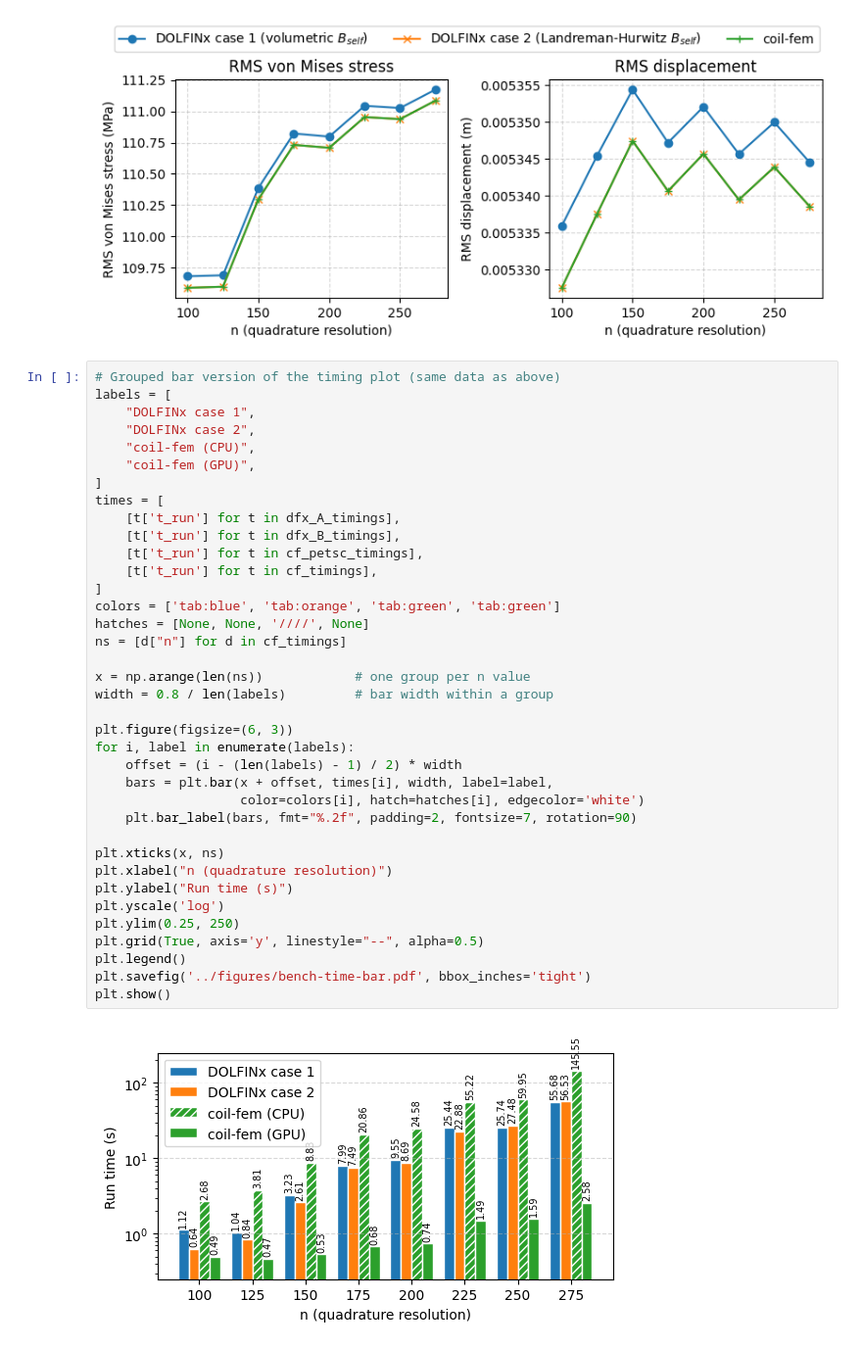
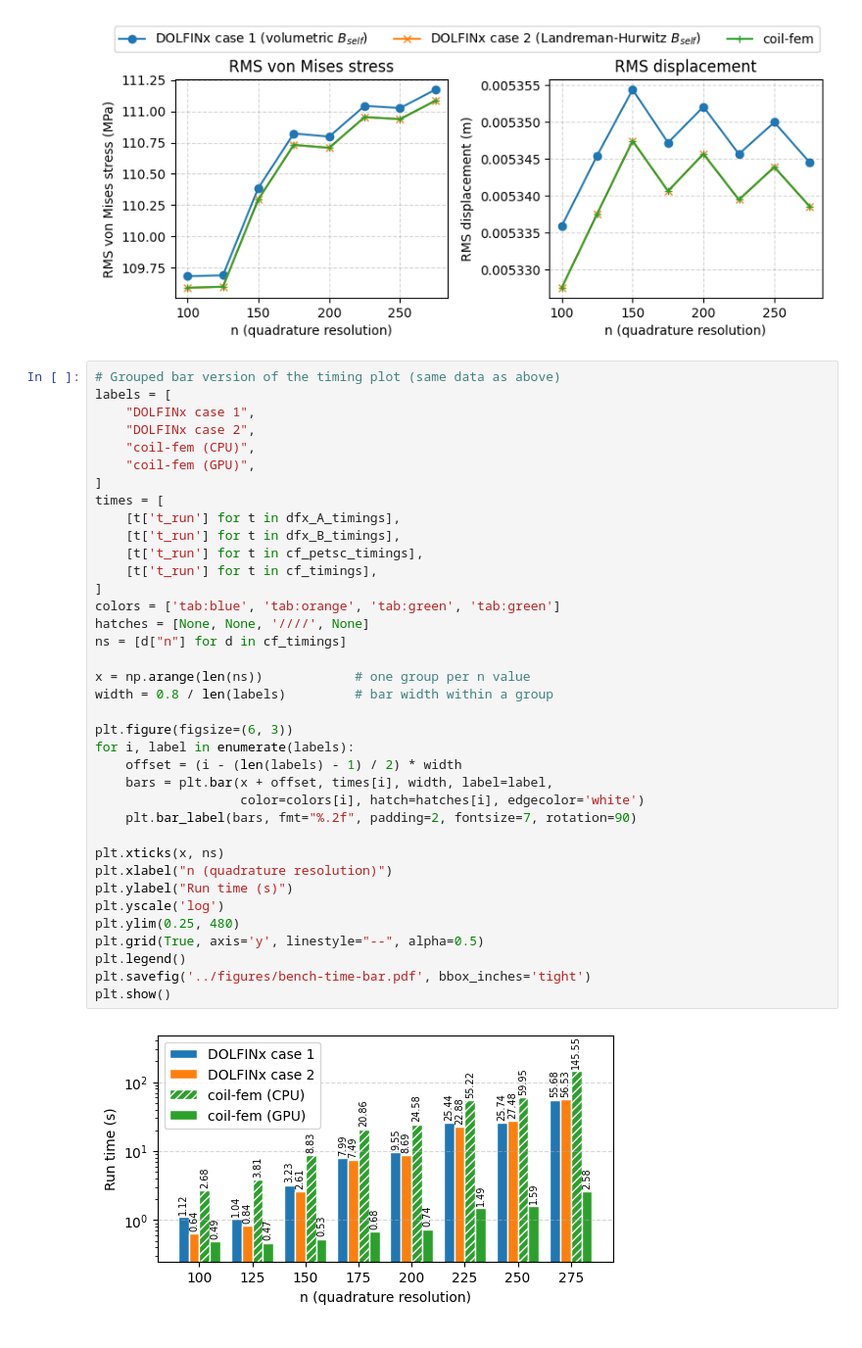
Before and after one commit to lankef/fem-data, a Jupyter notebook: w7x-convergence/plotting.ipynb, the cells around one changed output. Shown at 98% size. Saved outputs shown, nothing was run; the diff lists cells and outputs as text.

```diff
--- a/w7x-convergence/plotting.ipynb
+++ b/w7x-convergence/plotting.ipynb
@@ -301,32 +301,32 @@ labels = [
 ]
 times = [
     [t['t_run'] for t in dfx_A_timings],
     [t['t_run'] for t in dfx_B_timings],
     [t['t_run'] for t in cf_petsc_timings],
     [t['t_run'] for t in cf_timings],
 ]
 colors = ['tab:blue', 'tab:orange', 'tab:green', 'tab:green']
 hatches = [None, None, '////', None]
 ns = [d["n"] for d in cf_timings]
 
 x = np.arange(len(ns))            # one group per n value
 width = 0.8 / len(labels)         # bar width within a group
 
 plt.figure(figsize=(6, 3))
 for i, label in enumerate(labels):
     offset = (i - (len(labels) - 1) / 2) * width
     bars = plt.bar(x + offset, times[i], width, label=label,
                    color=colors[i], hatch=hatches[i], edgecolor='white')
     plt.bar_label(bars, fmt="%.2f", padding=2, fontsize=7, rotation=90)
 
 plt.xticks(x, ns)
 plt.xlabel("n (quadrature resolution)")
 plt.ylabel("Run time (s)")
 plt.yscale('log')
-plt.ylim(0.25, 250)
+plt.ylim(0.25, 480)
 plt.grid(True, axis='y', linestyle="--", alpha=0.5)
 plt.legend()
 plt.savefig('../figures/bench-time-bar.pdf', bbox_inches='tight')
 plt.show()
 # %% [output]
-[figure, old version]
+[figure, new version]
```
Also changed, not shown: 31 other files.
